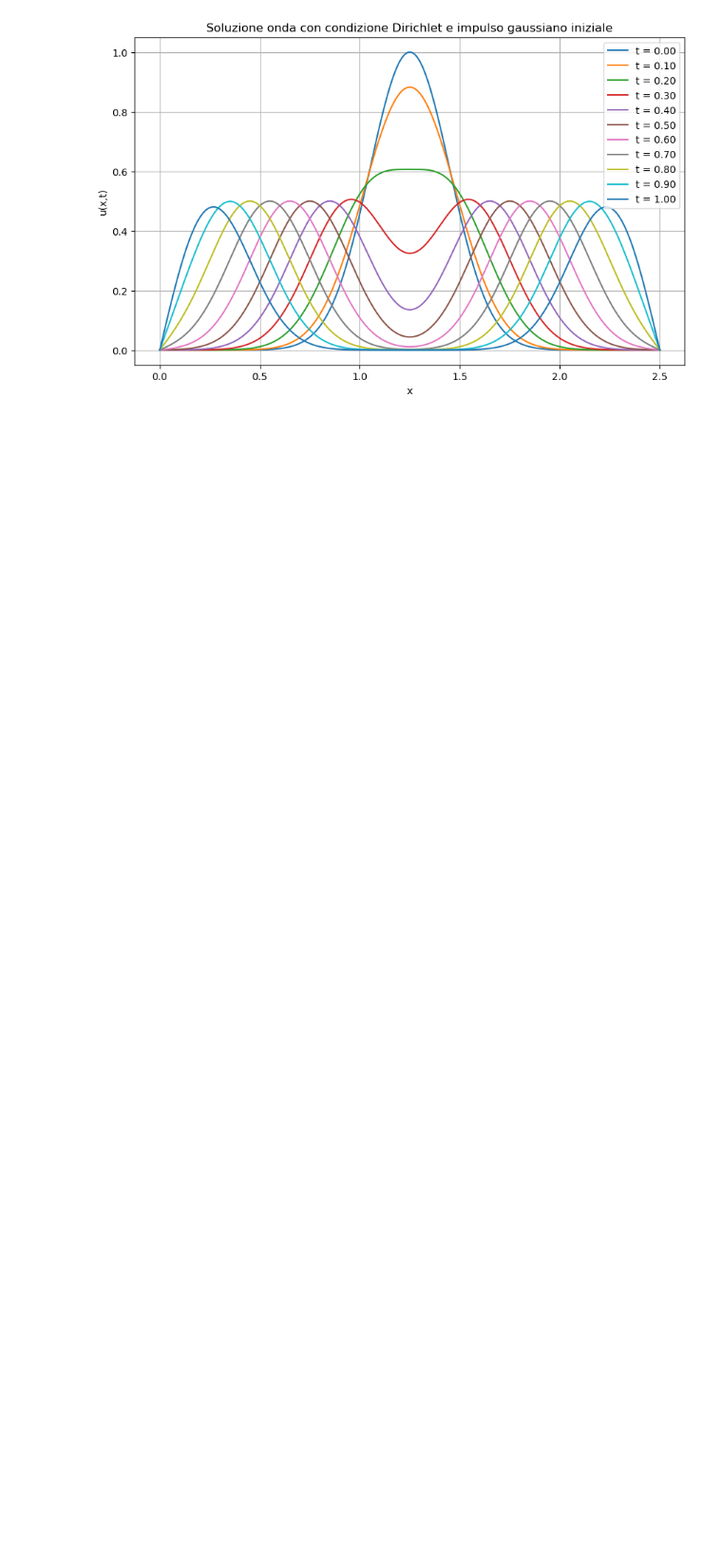
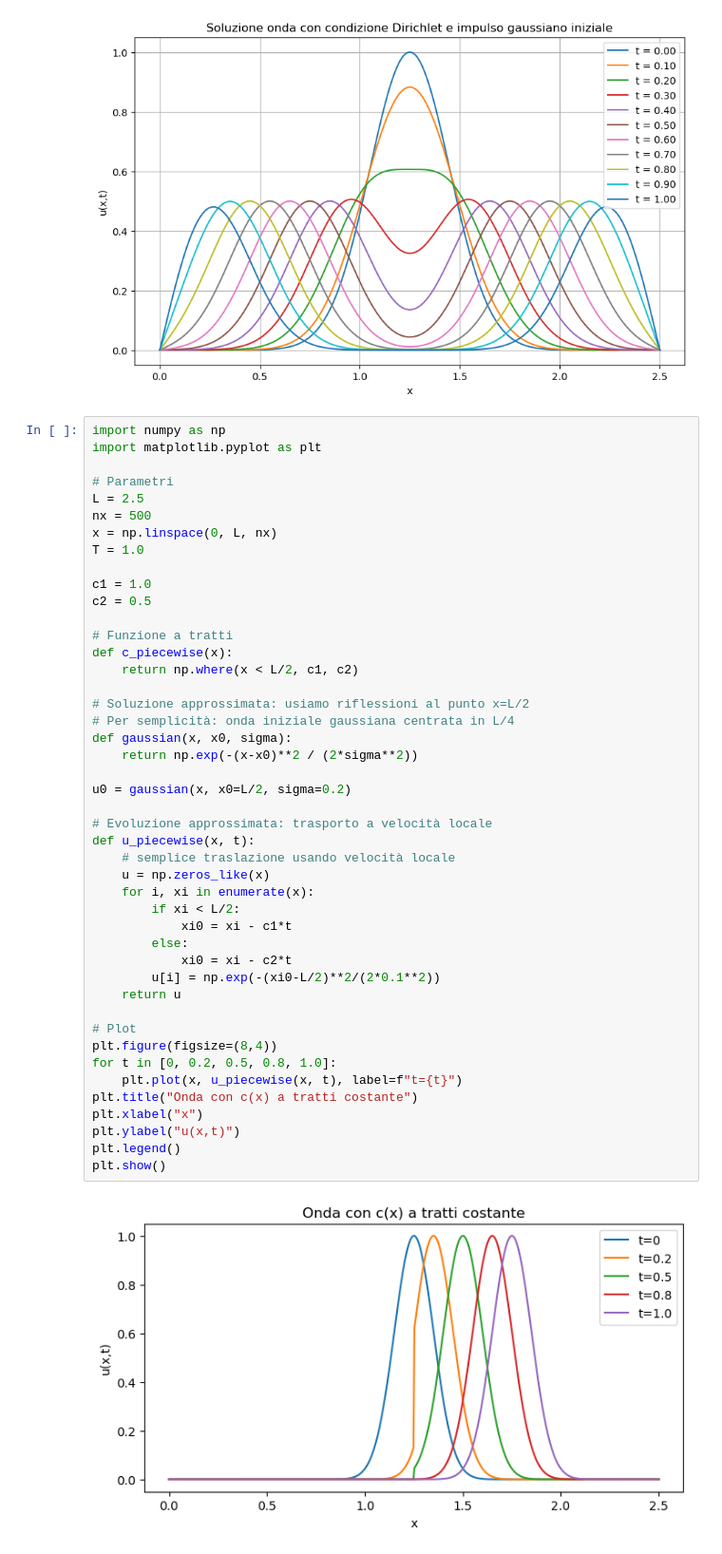
Before and after one commit to darioliotta/Quantum-Information-Project, a Jupyter notebook: colab_try.ipynb, the cells around one changed output. Shown at 95% size. Drawn from its saved outputs; the diff is of its cells as text; blank space fills up the shorter version.

```diff
--- a/colab_try.ipynb
+++ b/colab_try.ipynb
@@ -129,3 +129,50 @@ plt.grid(True)
 plt.show()
 # %% [output]
 [figure]
+# %%
+import numpy as np
+import matplotlib.pyplot as plt
+
+# Parametri
+L = 2.5
+nx = 500
+x = np.linspace(0, L, nx)
+T = 1.0
+
+c1 = 1.0
+c2 = 0.5
+
+# Funzione a tratti
+def c_piecewise(x):
+    return np.where(x < L/2, c1, c2)
+
+# Soluzione approssimata: usiamo riflessioni al punto x=L/2
+# Per semplicità: onda iniziale gaussiana centrata in L/4
+def gaussian(x, x0, sigma):
+    return np.exp(-(x-x0)**2 / (2*sigma**2))
+
+u0 = gaussian(x, x0=L/2, sigma=0.2)
+
+# Evoluzione approssimata: trasporto a velocità locale
+def u_piecewise(x, t):
+    # semplice traslazione usando velocità locale
+    u = np.zeros_like(x)
+    for i, xi in enumerate(x):
+        if xi < L/2:
+            xi0 = xi - c1*t
+        else:
+            xi0 = xi - c2*t
+        u[i] = np.exp(-(xi0-L/2)**2/(2*0.1**2))
+    return u
+
+# Plot
+plt.figure(figsize=(8,4))
+for t in [0, 0.2, 0.5, 0.8, 1.0]:
+    plt.plot(x, u_piecewise(x, t), label=f"t={t}")
+plt.title("Onda con c(x) a tratti costante")
+plt.xlabel("x")
+plt.ylabel("u(x,t)")
+plt.legend()
+plt.show()
+# %% [output]
+[figure, added]
```
Also changed, not shown: 1 other file.
